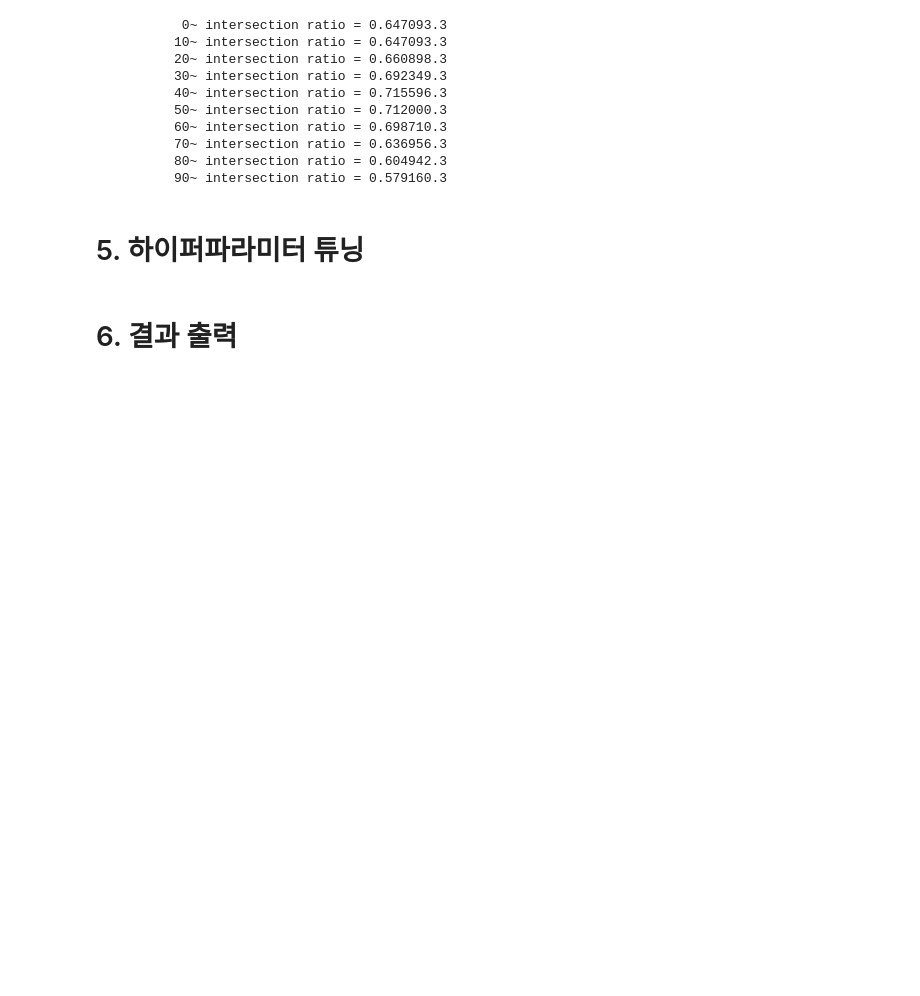
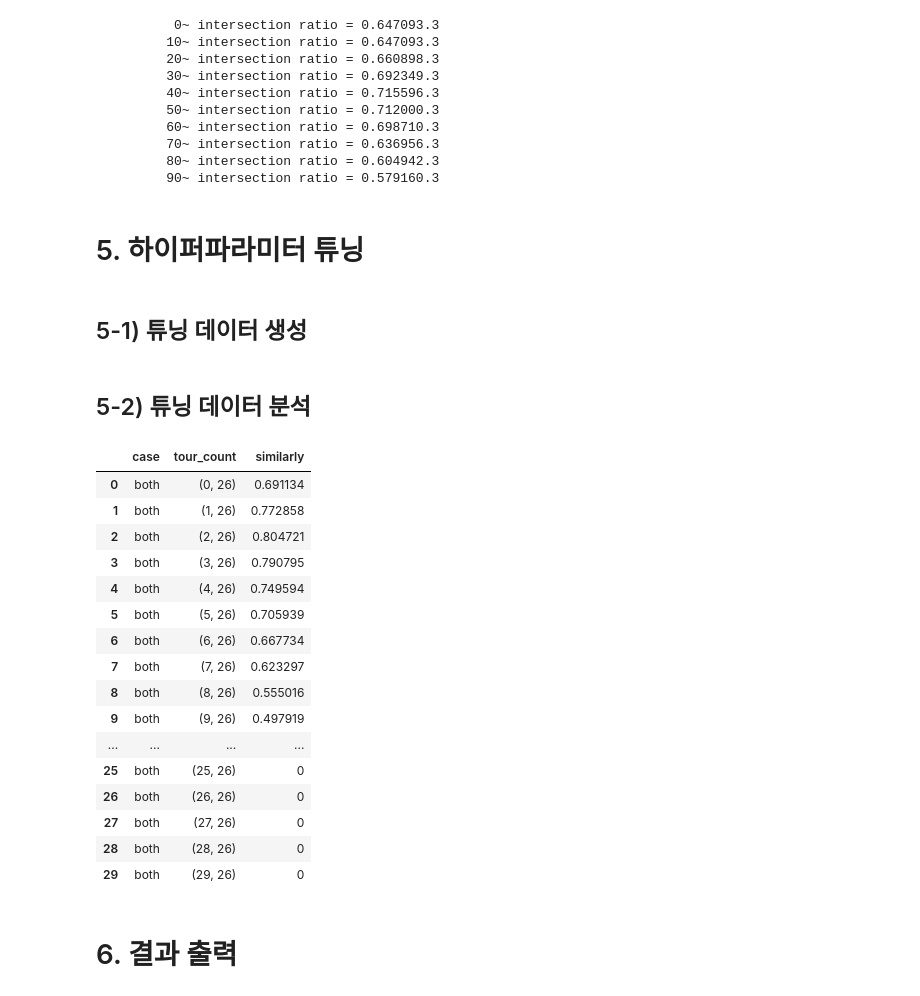
Before and after one commit to hoonisone/2020_jeju-bus-tag_data-analysis, a Jupyter notebook: main/1. 데이터 전처리/1. 이용자&정류장 추출.ipynb, the cells around one changed output. Drawn from its saved outputs; the diff is of its cells as text; code cells hidden in the pictures; blank space fills up the shorter version.

Commit message:
implemented hiperparemeter tuning

```diff
--- a/main/1. 데이터 전처리/1. 이용자&정류장 추출.ipynb
+++ b/main/1. 데이터 전처리/1. 이용자&정류장 추출.ipynb
@@ -1279,2 +1274,4 @@ for i, t in enumerate(type_list):
 # %% [markdown]
 # 5. 하이퍼파라미터 튜닝
+# %% [markdown]
+## 5-1) 튜닝 데이터 생성
@@ -1281,3 +1344,25 @@ for i, t in enumerate(type_list):
+# %% [markdown]
+## 5-2) 튜닝 데이터 분석
+# %%
+tuning_df[tuning_df["case"] == "both"]
+# %% [output]
+|  | case | tour_count | similarly |
+| 0 | both | (0, 26) | 0.691134 |
+| 1 | both | (1, 26) | 0.772858 |
+| 2 | both | (2, 26) | 0.804721 |
+| 3 | both | (3, 26) | 0.790795 |
+| 4 | both | (4, 26) | 0.749594 |
+| 5 | both | (5, 26) | 0.705939 |
+| 6 | both | (6, 26) | 0.667734 |
+| 7 | both | (7, 26) | 0.623297 |
+| 8 | both | (8, 26) | 0.555016 |
+| 9 | both | (9, 26) | 0.497919 |
+| ... | ... | ... | ... |
+| 25 | both | (25, 26) | 0 |
+| 26 | both | (26, 26) | 0 |
+| 27 | both | (27, 26) | 0 |
+| 28 | both | (28, 26) | 0 |
+| 29 | both | (29, 26) | 0 |
 # %% [markdown]
 # 6. 결과 출력
 # %% [markdown]
```
Also changed, not shown: parts of 4 cells of this notebook.
